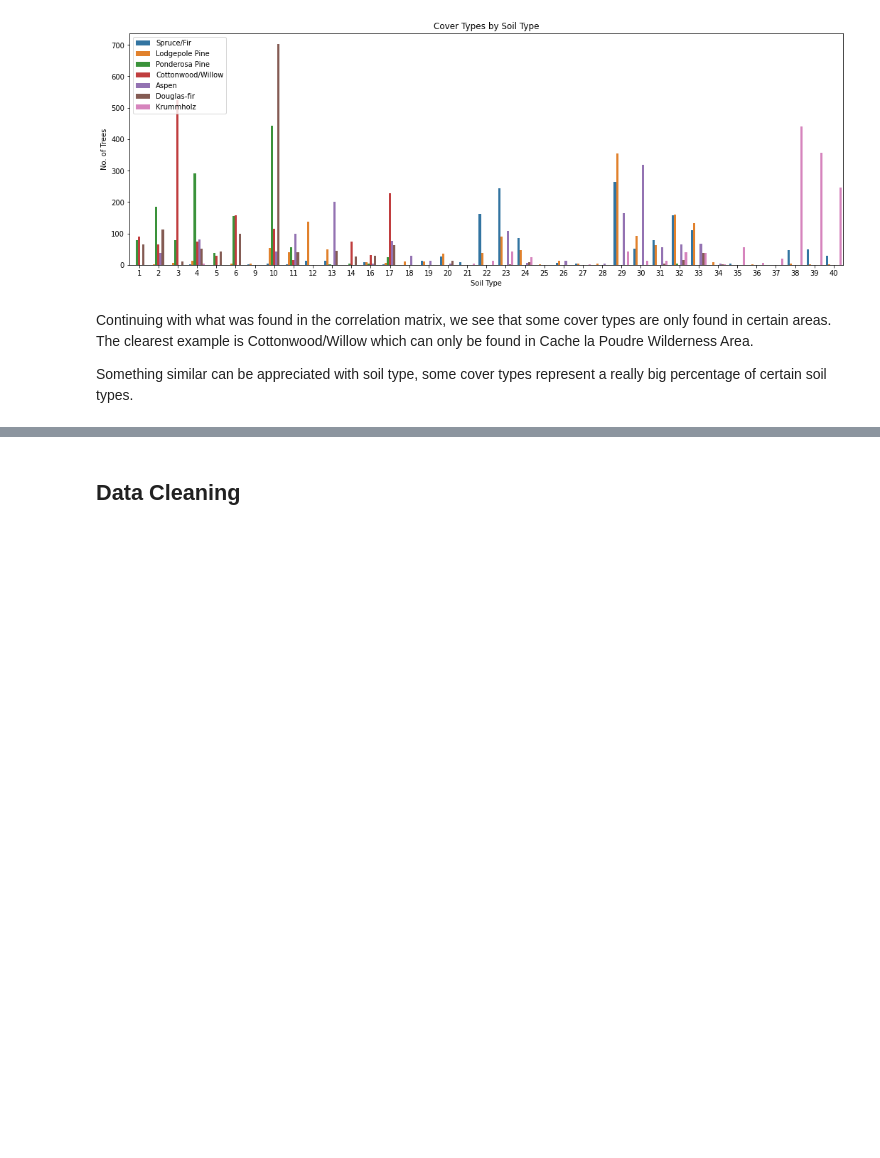
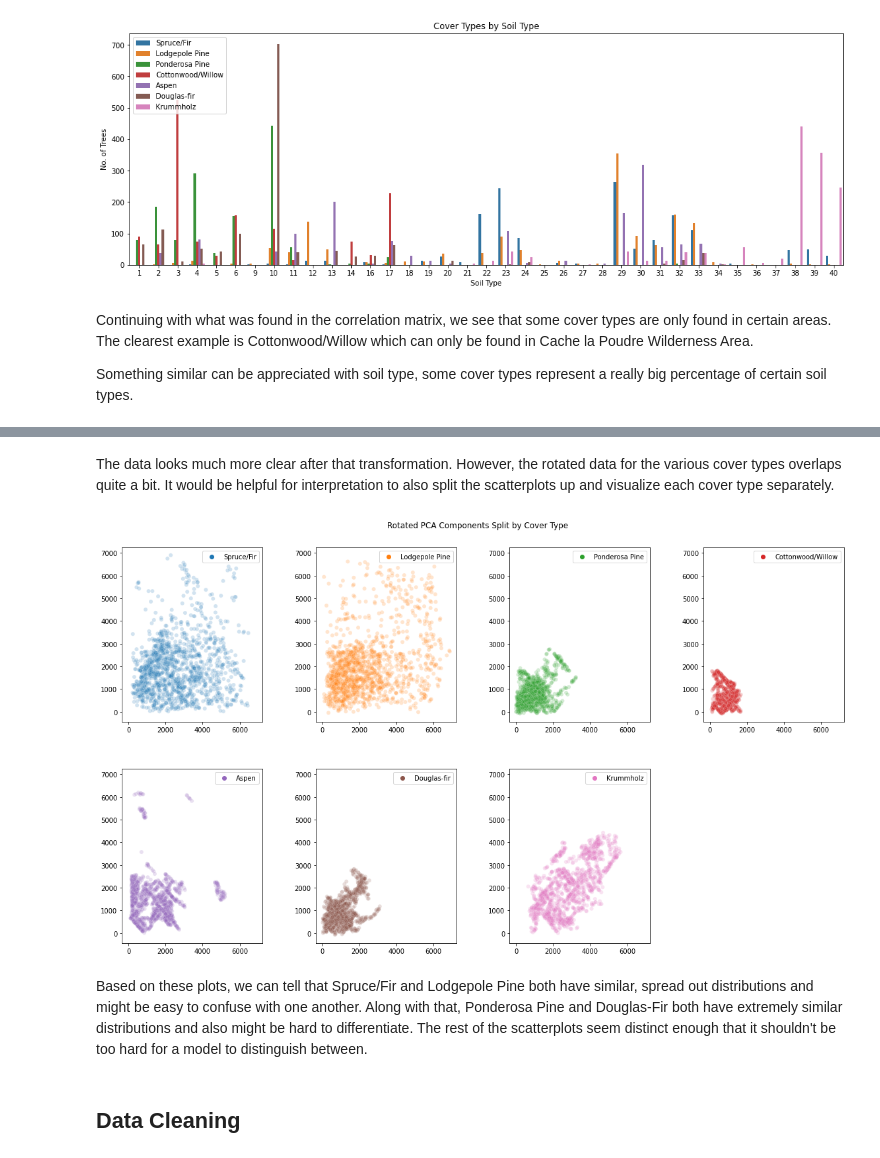
Before and after one commit to hanmaegeo/Forest-Cover-Type-Prediction, a Jupyter notebook: project_baseline.ipynb, the cells around one changed output, grey strips where cells are left out. Cells and saved outputs as stored; diff of their text form; code cells hidden in the pictures; blank space fills up the shorter version.

```diff
--- a/project_baseline.ipynb
+++ b/project_baseline.ipynb
@@ -264,3 +330,41 @@ Something similar can be appreciated with soil type, some cover types represent
+# %% [markdown]
+The data looks much more clear after that transformation. However, the rotated data for the various cover types overlaps quite a bit. It would be helpful for interpretation to also split the scatterplots up and visualize each cover type separately.
+# %%
+# Need to ensure that each plot uses the same x limit, y limit, and colors as the above plot.
+y_lim = scatter_plot.get_ylim()
+x_lim = scatter_plot.get_xlim()
+colors = sns.color_palette().as_hex()[:7]
+
+# Setup for the plot.
+fig, ax = plt.subplots(ncols=4, nrows=2, figsize=(17, 10))
+fig.suptitle('Rotated PCA Components Split by Cover Type')
+fig.tight_layout(pad=5)
+
+# Iterating through each cover type.
+for x in range(1, 8):
+  row_num = 0 if x < 5 else 1
+  this_cover_rotated_data = rotated_data[np.where(y_train == x)]
+  label = CLASSES[x - 1]
+  labels = [label] * len(this_cover_rotated_data)
+  palette = {label: colors[x-1]}
+  sns.scatterplot(
+      x=this_cover_rotated_data[:, 0],
+      y=this_cover_rotated_data[:, 1],
+      alpha=0.2,
+      hue=labels,
+      palette=palette,
+      ax=ax[row_num, (x - 1) % 4]
+  ).set(
+      ylim=y_lim,
+      xlim=x_lim
+  )
+
+# Last plot is unused.
+fig.delaxes(ax[1, 3])
+# %% [output]
+[figure, added]
+# %% [markdown]
+Based on these plots, we can tell that Spruce/Fir and Lodgepole Pine both have similar, spread out distributions and might be easy to confuse with one another. Along with that, Ponderosa Pine and Douglas-Fir both have extremely similar distributions and also might be hard to differentiate. The rest of the scatterplots seem distinct enough that it shouldn't be too hard for a model to distinguish between.
 # %% [markdown]
 ## Data Cleaning
 # %% [markdown]
```
Also changed, not shown: parts of 9 cells of this notebook.
